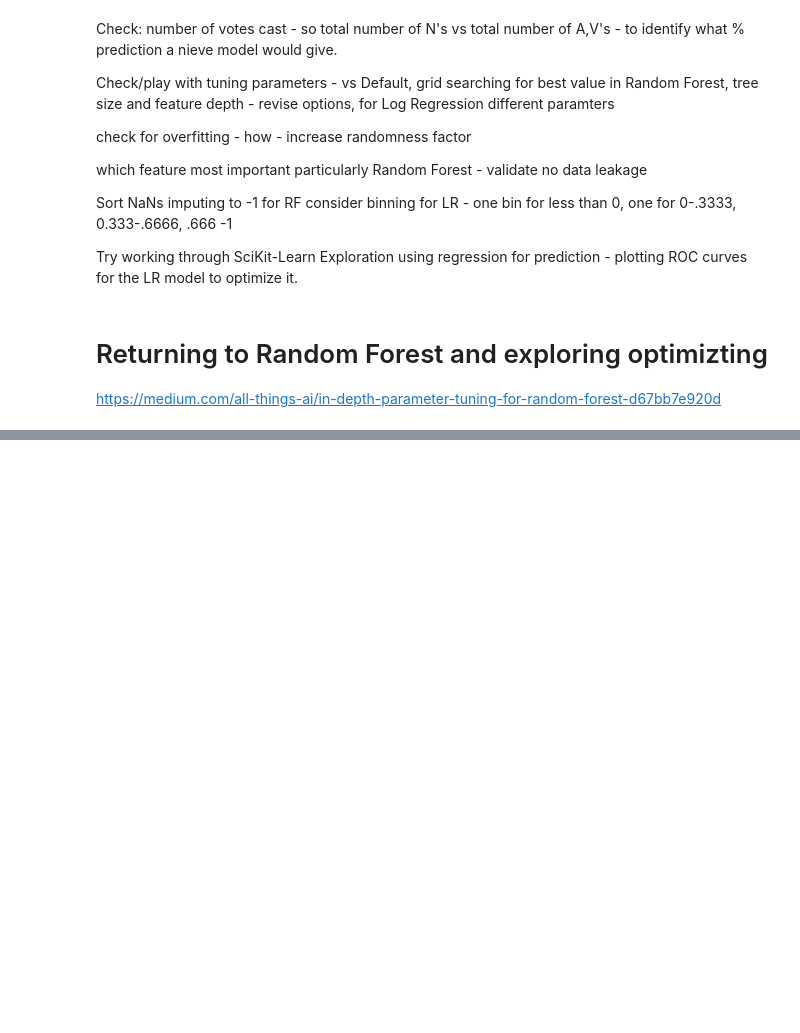
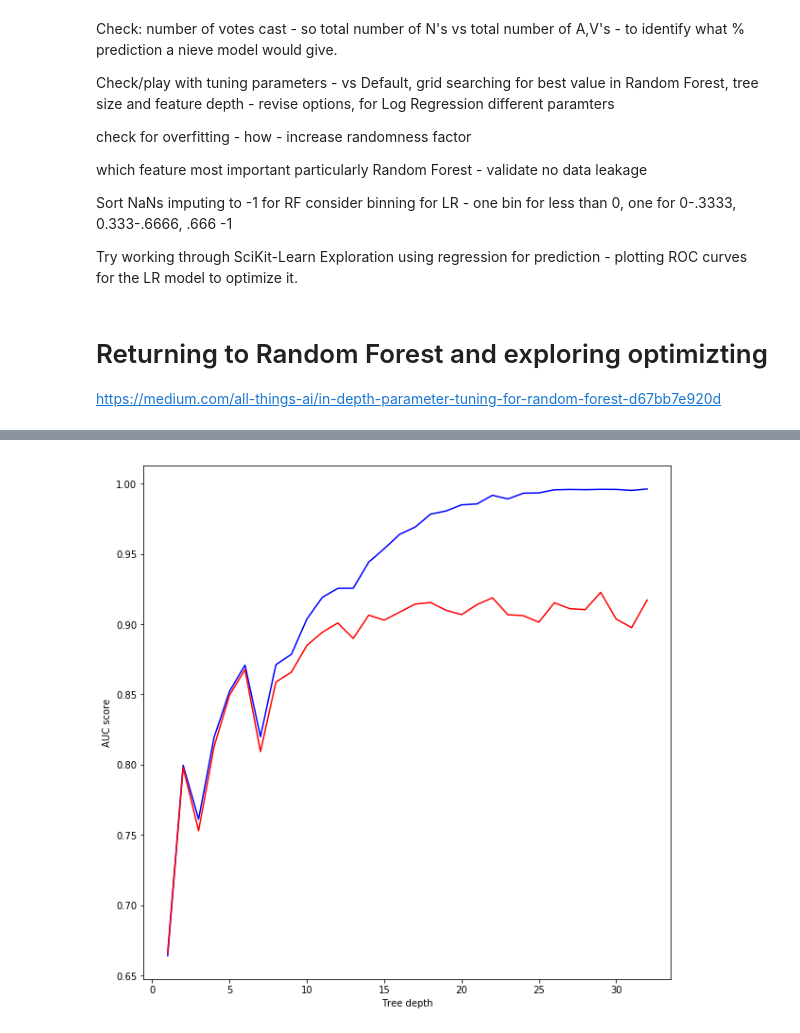
Before and after one commit to alsnkline/LocalVoters, a Jupyter notebook: 18_Modeling_working.ipynb, the cells around one changed output, grey strips where cells are left out. Saved outputs shown, nothing was run; the diff lists cells and outputs as text; code cells hidden in the pictures; blank space fills up the shorter version.

```diff
--- a/18_Modeling_working.ipynb
+++ b/18_Modeling_working.ipynb
@@ -562,0 +632,25 @@ ValueError: Data is not binary and pos_label is not specified
+# %%
+max_depths = np.linspace(1, 32, 32, endpoint=True)
+train_results = []
+test_results = []
+for max_depth in max_depths:
+   rf = RandomForestClassifier(max_depth=max_depth, n_jobs=-1)
+   rf.fit(X, y)
+   train_pred = rf.predict(X)
+   false_positive_rate, true_positive_rate, thresholds = roc_curve(y, train_pred)
+   roc_auc = auc(false_positive_rate, true_positive_rate)
+   train_results.append(roc_auc)
+   y_pred = rf.predict(Xtest)
+   false_positive_rate, true_positive_rate, thresholds = roc_curve(ytest, y_pred)
+   roc_auc = auc(false_positive_rate, true_positive_rate)
+   test_results.append(roc_auc)
+# %%
+from matplotlib.legend_handler import HandlerLine2D
+line1, = plt.plot(max_depths, train_results, 'b', label='Train AUC')
+line2, = plt.plot(max_depths, test_results, 'r', label='Test AUC')
+#plt.legend(handler_map={line1: HandlerLine2D(numpoints=2)})
+plt.ylabel('AUC score')
+plt.xlabel('Tree depth')
+plt.show()
+# %% [output]
+[figure, added]
```
Also changed, not shown: parts of 16 cells of this notebook.
